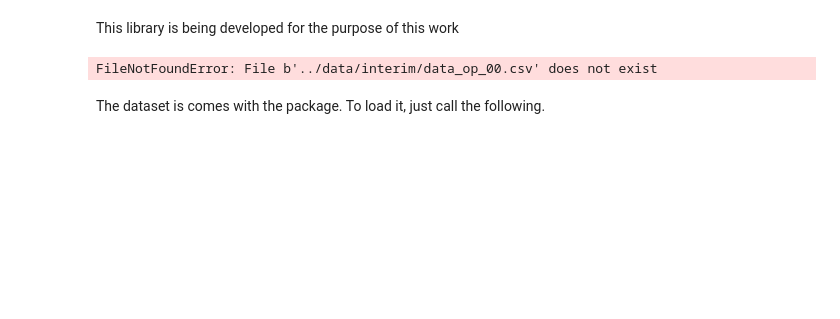
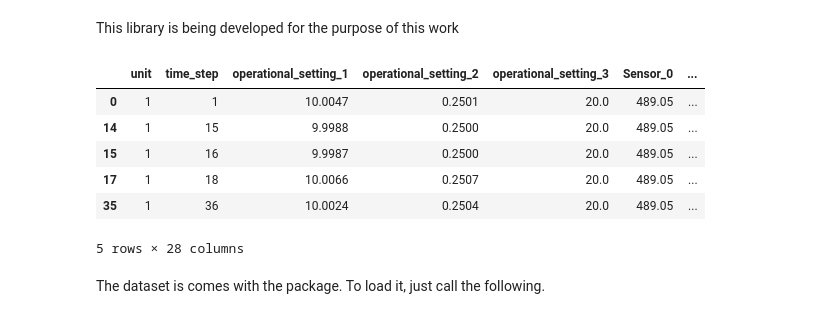
Before and after one commit to navarmn/Turbofan-Airplane-fault-prognosis, a Jupyter notebook: notebooks/0.2-visualization_and_explorations-navar.ipynb, the cells around one changed output. Drawn from its saved outputs; the diff is of its cells as text; code cells hidden in the pictures; blank space fills up the shorter version.

```diff
--- a/notebooks/0.2-visualization_and_explorations-navar.ipynb
+++ b/notebooks/0.2-visualization_and_explorations-navar.ipynb
@@ -12,10 +12,16 @@ autoreload 2
 This library is being developed for the purpose of this work
 # %%
 folderpath = '../data/interim/'
-data_op_0 = pd.read_csv(folderpath + 'data_op_00.csv')
+data_op_0 = pd.read_csv(folderpath + 'data_op_01.csv')
 data_op_0.head()
 # %% [output]
+|  | unit | time_step | operational_setting_1 | operational_setting_2 | operational_setting_3 | Sensor_0 | ... |
+| 0 | 1 | 1 | 10.0047 | 0.2501 | 20.0 | 489.05 | ... |
+| 14 | 1 | 15 | 9.9988 | 0.2500 | 20.0 | 489.05 | ... |
+| 15 | 1 | 16 | 9.9987 | 0.2500 | 20.0 | 489.05 | ... |
+| 17 | 1 | 18 | 10.0066 | 0.2507 | 20.0 | 489.05 | ... |
+| 35 | 1 | 36 | 10.0024 | 0.2504 | 20.0 | 489.05 | ... |
-FileNotFoundError: File b'../data/interim/data_op_00.csv' does not exist
+5 rows × 28 columns
 # %% [markdown]
 The dataset is comes with the package. To load it, just call the following.
 # %%
```
Also changed, not shown: parts of 1 cell of this notebook, 5 other files.
